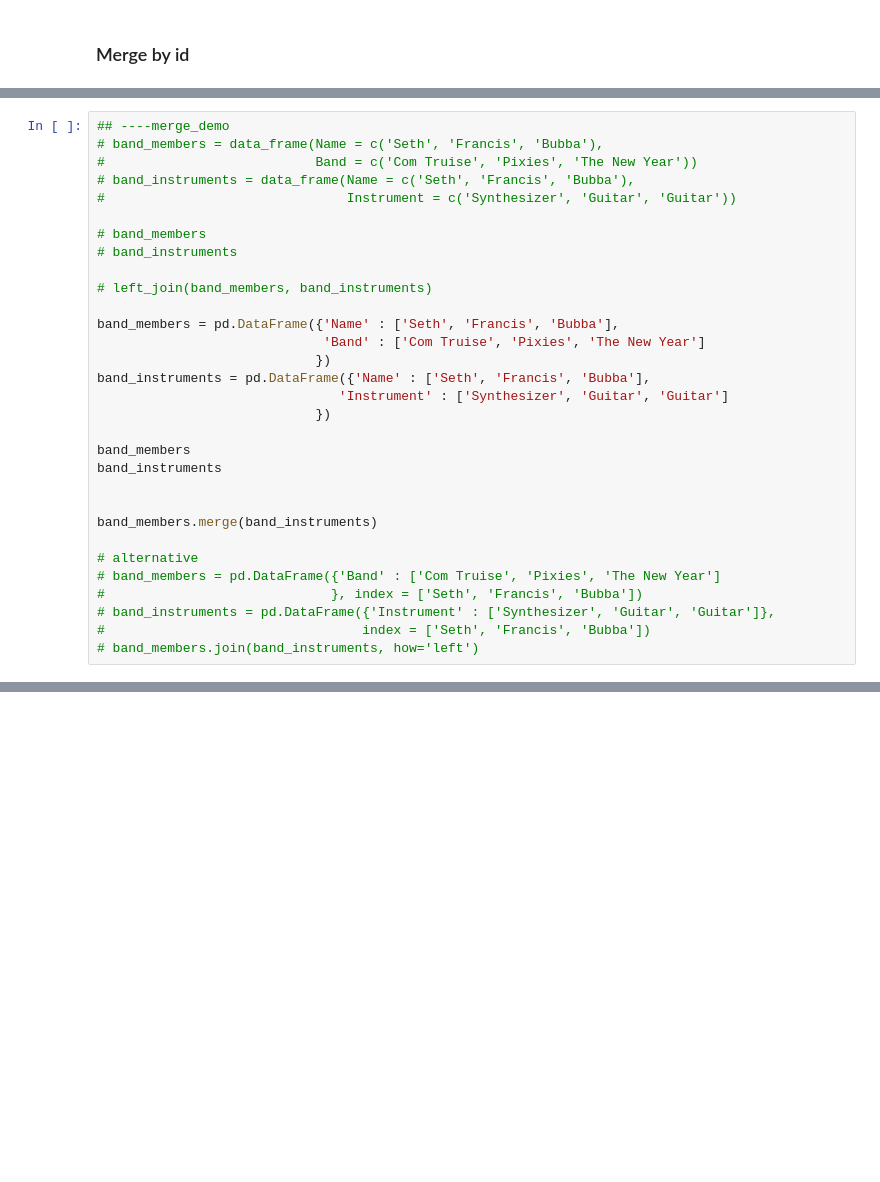
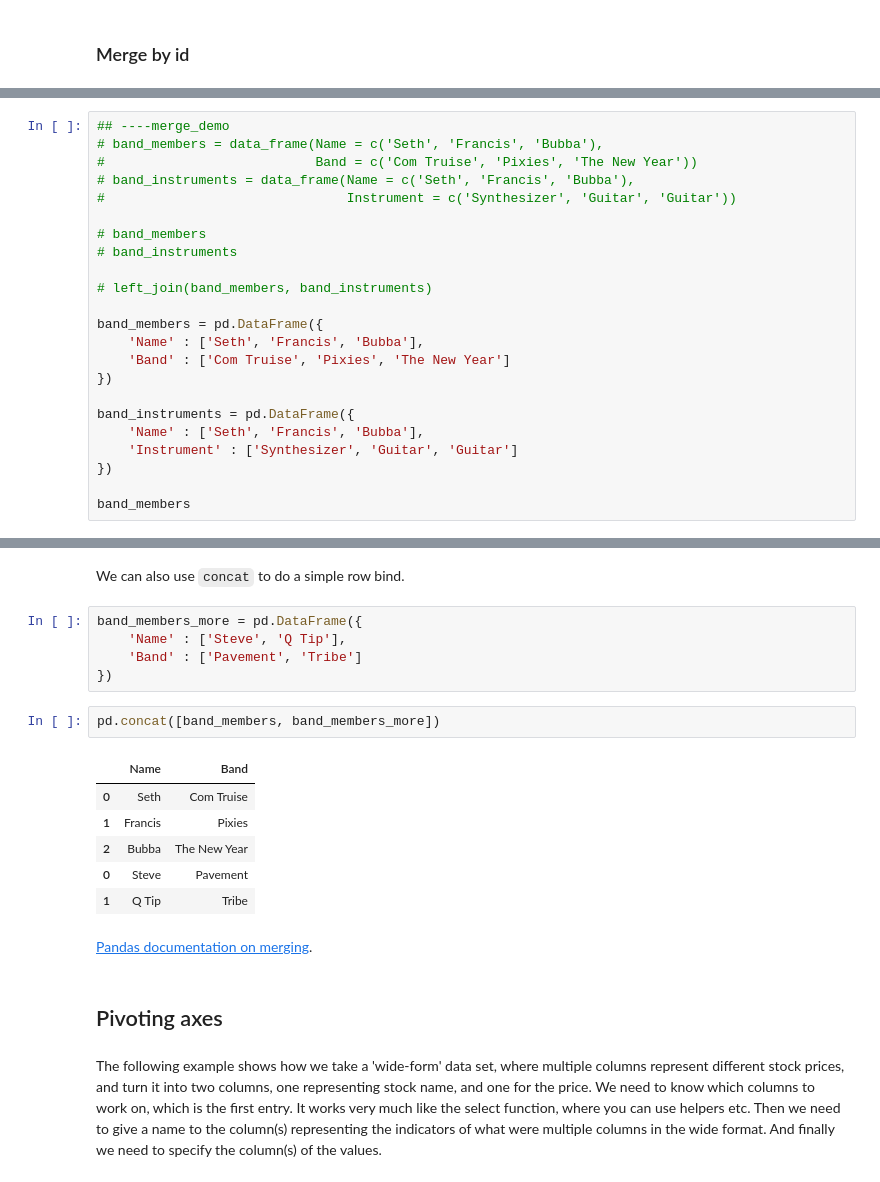
Before and after one commit to m-clark/data-processing-and-visualization, a Jupyter notebook: jupyter_notebooks/pandaverse.ipynb, the cells around one changed output, grey strips where cells are left out. Drawn from its saved outputs; the diff is of its cells as text; blank space fills up the shorter version.

```diff
--- a/jupyter_notebooks/pandaverse.ipynb
+++ b/jupyter_notebooks/pandaverse.ipynb
@@ -291,22 +404,14 @@ Name: shootingDif, dtype: float64
 
 # left_join(band_members, band_instruments)
 
-band_members = pd.DataFrame({'Name' : ['Seth', 'Francis', 'Bubba'],
-                             'Band' : ['Com Truise', 'Pixies', 'The New Year']
-                            })
-band_instruments = pd.DataFrame({'Name' : ['Seth', 'Francis', 'Bubba'],
-                               'Instrument' : ['Synthesizer', 'Guitar', 'Guitar']
-                            })
+band_members = pd.DataFrame({
+    'Name' : ['Seth', 'Francis', 'Bubba'],
+    'Band' : ['Com Truise', 'Pixies', 'The New Year']
+})
+
+band_instruments = pd.DataFrame({
+    'Name' : ['Seth', 'Francis', 'Bubba'],
+    'Instrument' : ['Synthesizer', 'Guitar', 'Guitar']
+})
 
 band_members
-band_instruments
-
-
-band_members.merge(band_instruments)
-
-# alternative
-# band_members = pd.DataFrame({'Band' : ['Com Truise', 'Pixies', 'The New Year']
-#                             }, index = ['Seth', 'Francis', 'Bubba'])
-# band_instruments = pd.DataFrame({'Instrument' : ['Synthesizer', 'Guitar', 'Guitar']},
-#                                 index = ['Seth', 'Francis', 'Bubba'])
-# band_members.join(band_instruments, how='left')
@@ -313,3 +445,25 @@ band_members.merge(band_instruments)
+# %% [markdown]
+We can also use `concat` to do a simple row bind.
+# %%
+band_members_more = pd.DataFrame({
+    'Name' : ['Steve', 'Q Tip'],
+    'Band' : ['Pavement', 'Tribe']
+})
+# %%
+pd.concat([band_members, band_members_more])
+# %% [output]
+|  | Name | Band |
+| 0 | Seth | Com Truise |
+| 1 | Francis | Pixies |
+| 2 | Bubba | The New Year |
+| 0 | Steve | Pavement |
+| 1 | Q Tip | Tribe |
+# %% [markdown]
+[Pandas documentation on merging](https://pandas.pydata.org/pandas-docs/stable/user_guide/merging.html).
+# %% [markdown]
+## Pivoting axes
+# %% [markdown]
+The following example shows how we take a 'wide-form' data set, where multiple columns represent different stock prices, and turn it into two columns, one representing stock name, and one for the price.  We need to know which columns to work on, which is the first entry.  It works very much like the select function, where you can use helpers etc. Then we need to give a name to the column(s) representing the indicators of what were multiple columns in the wide format. And finally we need to specify the column(s) of the values.
 # %%
 ## ----gather_spread-------------------------------------------------------
 # library(tidyr)
```
Also changed, not shown: parts of 43 cells of this notebook, 3 other files.
